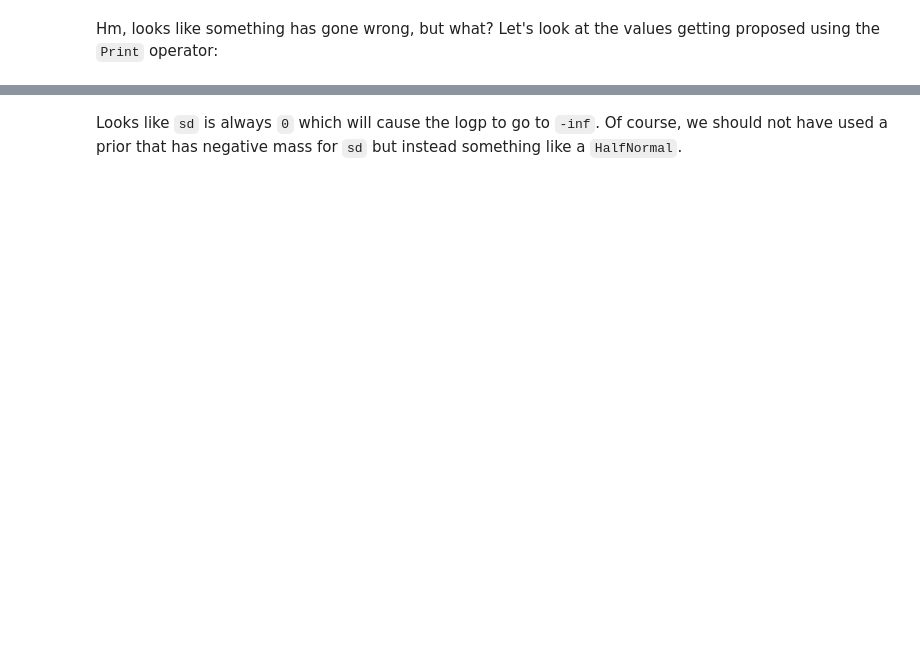
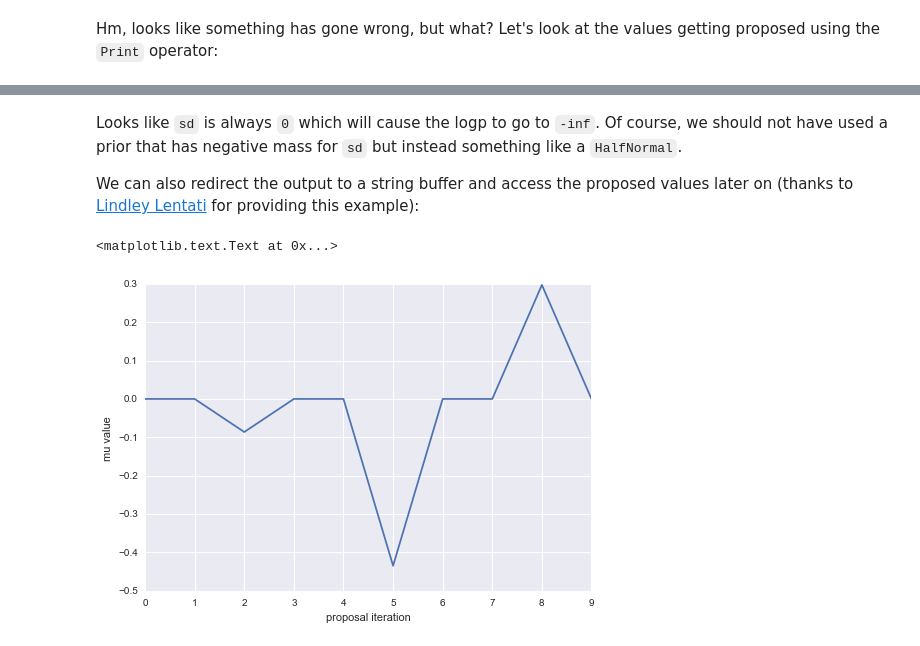
Before and after one commit to se7enstar25/pymc, a Jupyter notebook: docs/source/notebooks/howto_debugging.ipynb, the cells around one changed output, grey strips where cells are left out. Drawn from its saved outputs; the diff is of its cells as text; code cells hidden in the pictures; blank space fills up the shorter version.

Commit message:
DOC Debug NB: Add saving of log output. Thanks @LLindleyLentati

```diff
--- a/docs/source/notebooks/howto_debugging.ipynb
+++ b/docs/source/notebooks/howto_debugging.ipynb
@@ -62,3 +62,40 @@ mu __str__ = 0.0
  [-----------------100%-----------------] 3 of 3 complete in 0.0 sec
 # %% [markdown]
 Looks like `sd` is always `0` which will cause the logp to go to `-inf`. Of course, we should not have used a prior that has negative mass for `sd` but instead something like a `HalfNormal`.
+
+We can also redirect the output to a string buffer and access the proposed values later on (thanks to [Lindley Lentati](https://github.com/LindleyLentati) for providing this example):
+# %%
+from io import StringIO
+import sys
+
+
+x = np.random.randn(100)
+
+
+old_stdout = sys.stdout
+sys.stdout = mystdout = StringIO()
+
+with pm.Model() as model:
+    mu = pm.Normal('mu', mu=0, sd=1)
+    sd = pm.Normal('sd', mu=0, sd=1)
+
+    mu_print = T.printing.Print('mu')(mu)
+    sd_print = T.printing.Print('sd')(sd)
+
+    obs = pm.Normal('obs', mu=mu_print, sd=sd_print, observed=x)
+    step = pm.Metropolis()
+    trace = pm.sample(3, step) # Make sure not to draw too many samples
+
+
+sys.stdout = old_stdout
+
+output = mystdout.getvalue().split('\n')
+mulines = [s for s in output if 'mu' in s]
+
+muvals = [line.split()[-1] for line in mulines]
+plt.plot(np.arange(0,len(muvals)), muvals);
+plt.xlabel('proposal iteration')
+plt.ylabel('mu value')
+# %% [output]
+<matplotlib.text.Text at 0x...>
+[figure, added]
```
Also changed, not shown: parts of 2 cells of this notebook.
